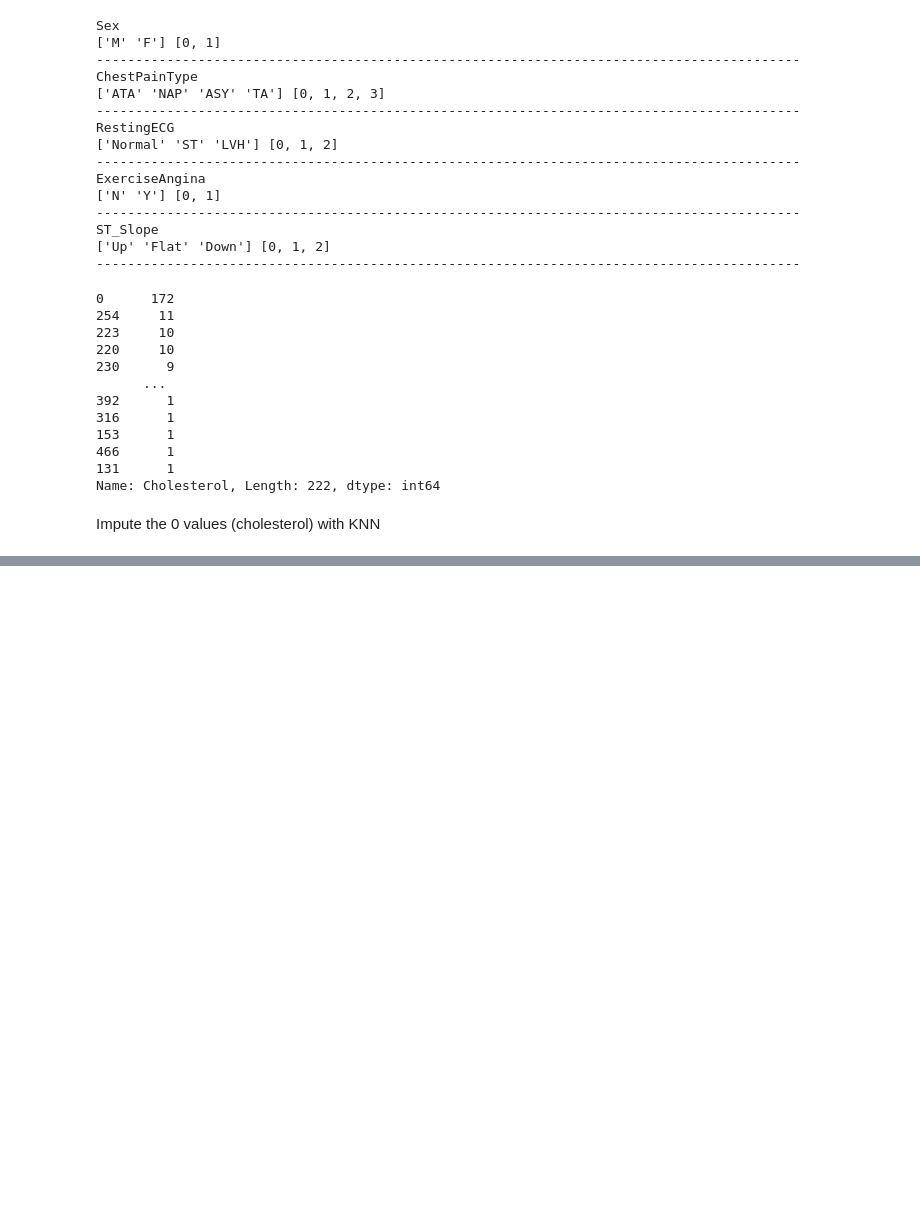
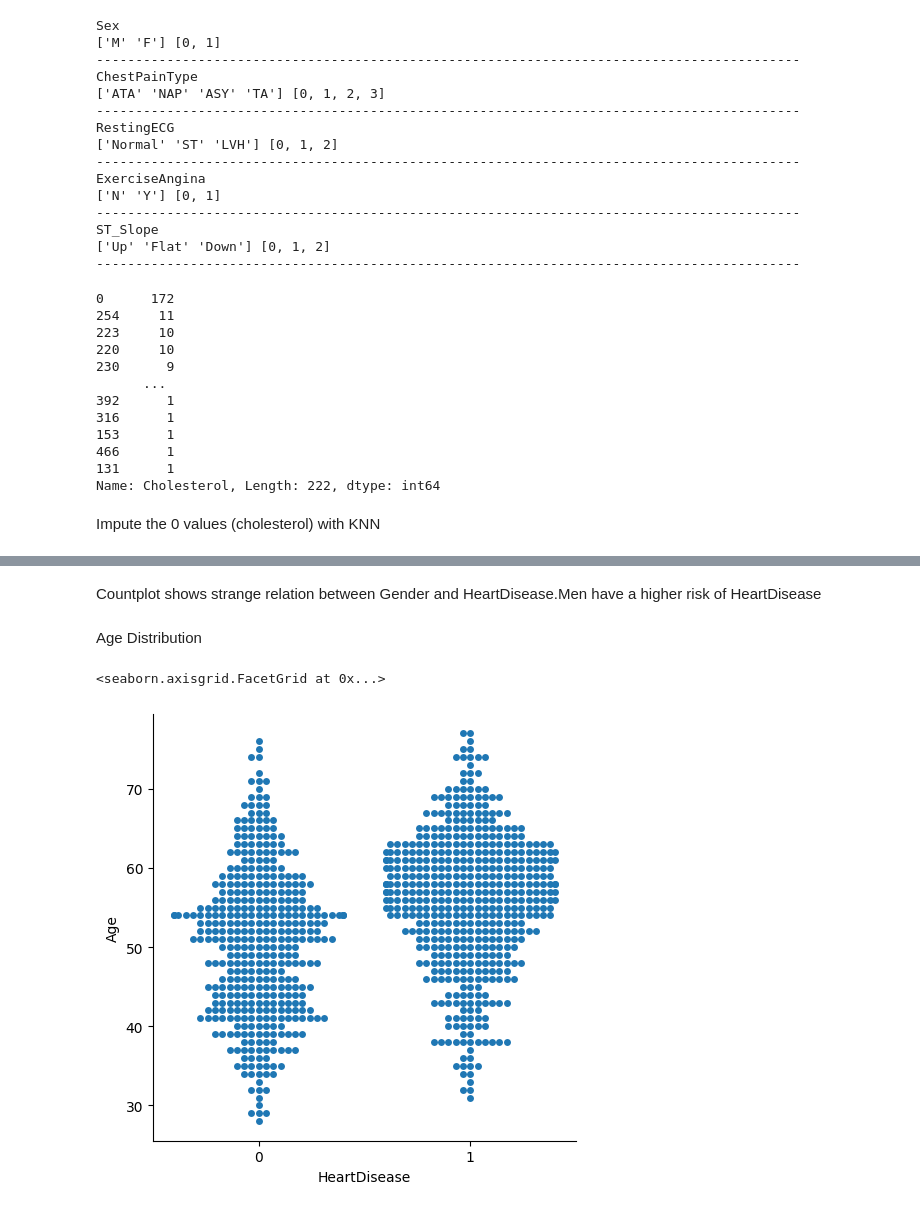
Before and after one commit to Payal2000/HeartDisease-Analysis, a Jupyter notebook: Heart.ipynb, the cells around one changed output, grey strips where cells are left out. Cells and saved outputs as stored; diff of their text form; code cells hidden in the pictures; blank space fills up the shorter version.

```diff
--- a/Heart.ipynb
+++ b/Heart.ipynb
@@ -167,0 +201,10 @@ heart_df = pd. DataFrame(after_impute, columns=heart_df.columns)
+# %% [markdown]
+Countplot shows strange relation between Gender and HeartDisease.Men have a higher risk of HeartDisease
+# %% [markdown]
+Age Distribution
+# %%
+#catplot for age distribution
+sns.catplot(x="HeartDisease", y="Age", kind="swarm", data=heart_df)
+# %% [output]
+<seaborn.axisgrid.FacetGrid at 0x...>
+[figure, added]
```
Also changed, not shown: parts of 7 cells of this notebook.
